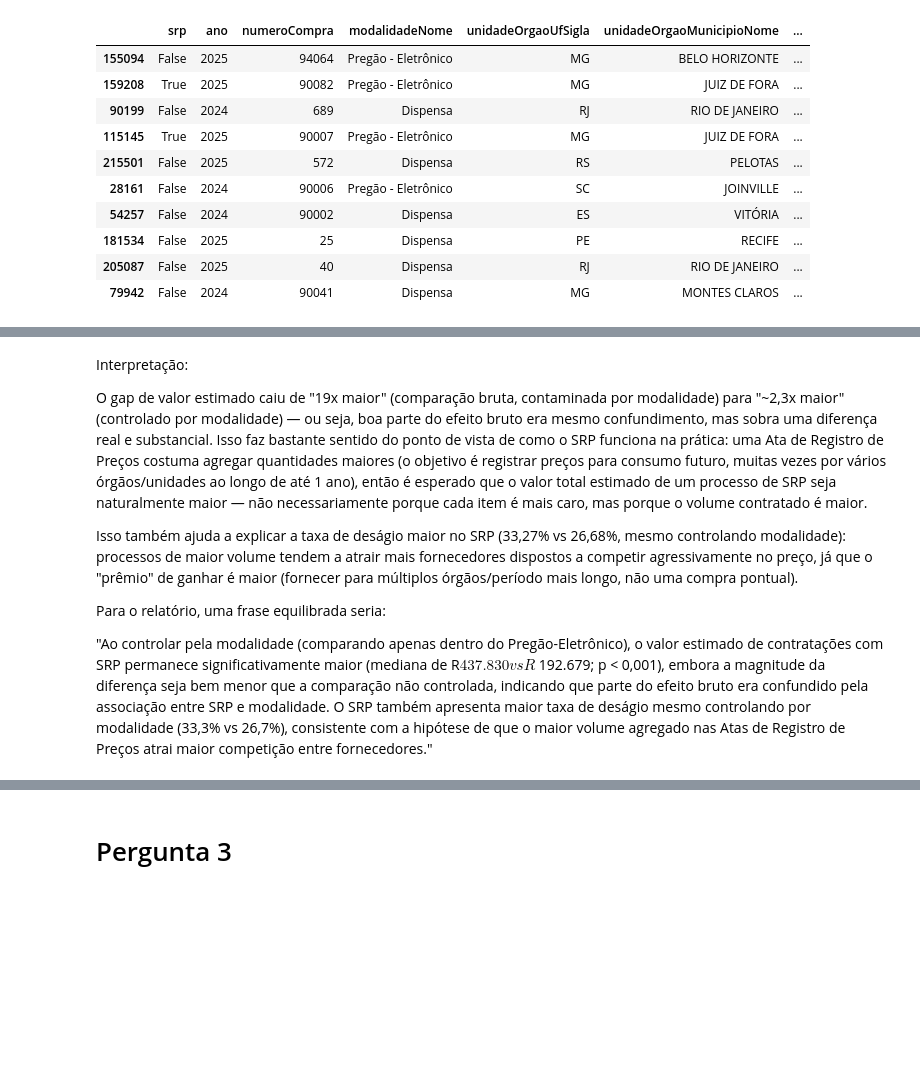
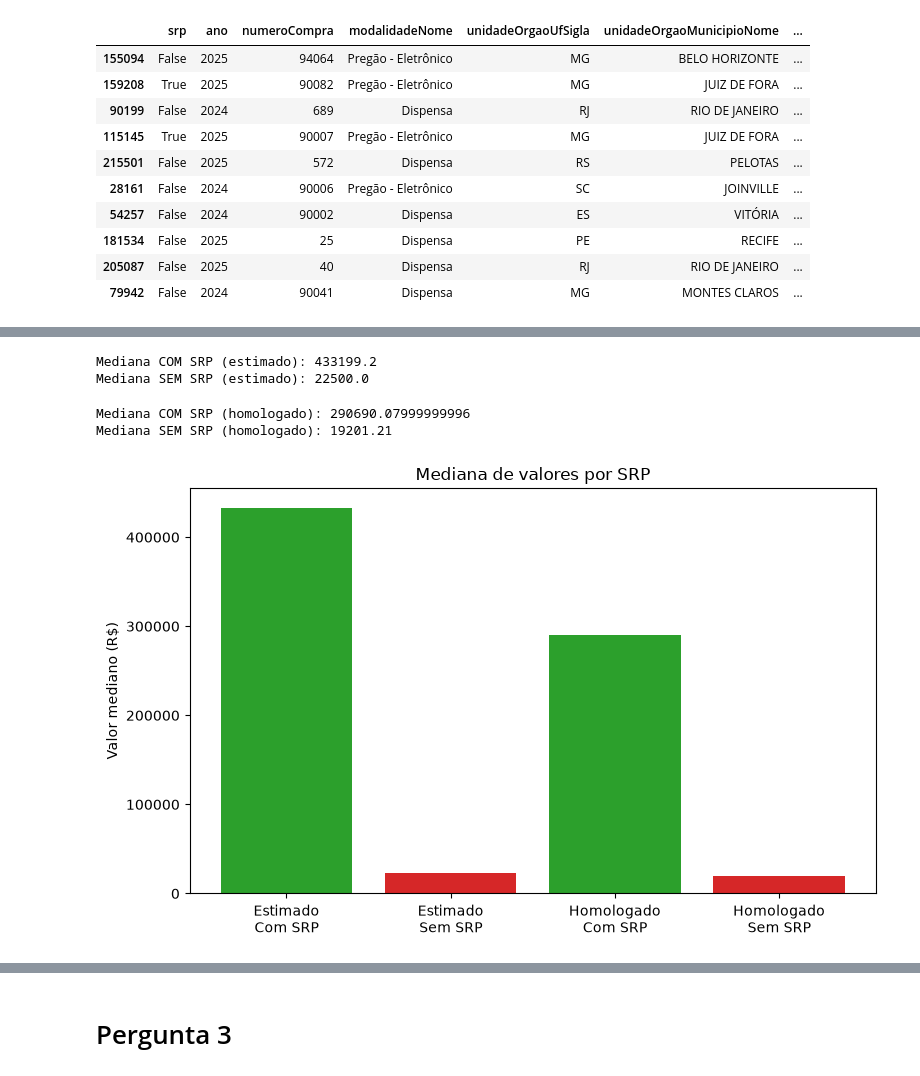
Before and after one commit to VictorLapaDev/Faculdade, a Jupyter notebook: 2-Semestre/4 Feira - Arquitetura de Dados/26.09.09/notebook.ipynb, the cells around one changed output, grey strips where cells are left out. Saved outputs shown, nothing was run; the diff lists cells and outputs as text; code cells hidden in the pictures; blank space fills up the shorter version.

```diff
--- a/2-Semestre/4 Feira - Arquitetura de Dados/26.09.09/notebook.ipynb
+++ b/2-Semestre/4 Feira - Arquitetura de Dados/26.09.09/notebook.ipynb
@@ -578,3 +531,0 @@ p-valor (diferença na taxa de homologação): 3.712e-54
-# %%
-df['taxa_desagio'] = 1 - (df['valorTotalHomologado'] / df['valorTotalEstimado'])
-print(df.groupby('srp')['taxa_desagio'].median())
@@ -622,10 +532,35 @@ plt.show()
-# %% [markdown]
-Interpretação:
-
-O gap de valor estimado caiu de "19x maior" (comparação bruta, contaminada por modalidade) para "~2,3x maior" (controlado por modalidade) — ou seja, boa parte do efeito bruto era mesmo confundimento, mas sobra uma diferença real e substancial. Isso faz bastante sentido do ponto de vista de como o SRP funciona na prática: uma Ata de Registro de Preços costuma agregar quantidades maiores (o objetivo é registrar preços para consumo futuro, muitas vezes por vários órgãos/unidades ao longo de até 1 ano), então é esperado que o valor total estimado de um processo de SRP seja naturalmente maior — não necessariamente porque cada item é mais caro, mas porque o volume contratado é maior.
-
-Isso também ajuda a explicar a taxa de deságio maior no SRP (33,27% vs 26,68%, mesmo controlando modalidade): processos de maior volume tendem a atrair mais fornecedores dispostos a competir agressivamente no preço, já que o "prêmio" de ganhar é maior (fornecer para múltiplos órgãos/período mais longo, não uma compra pontual).
-
-Para o relatório, uma frase equilibrada seria:
-
-"Ao controlar pela modalidade (comparando apenas dentro do Pregão-Eletrônico), o valor estimado de contratações com SRP permanece significativamente maior (mediana de R$ 437.830 vs R$ 192.679; p < 0,001), embora a magnitude da diferença seja bem menor que a comparação não controlada, indicando que parte do efeito bruto era confundido pela associação entre SRP e modalidade. O SRP também apresenta maior taxa de deságio mesmo controlando por modalidade (33,3% vs 26,7%), consistente com a hipótese de que o maior volume agregado nas Atas de Registro de Preços atrai maior competição entre fornecedores."
+# %%
+com_srp_est = df_nulos[df_nulos['srp'] == True]['valorTotalEstimado'].dropna()
+sem_srp_est = df_nulos[df_nulos['srp'] == False]['valorTotalEstimado'].dropna()
+
+print("Mediana COM SRP (estimado):", com_srp_est.median())
+print("Mediana SEM SRP (estimado):", sem_srp_est.median())
+# %% [output]
+Mediana COM SRP (estimado): 433199.2
+Mediana SEM SRP (estimado): 22500.0
+# %%
+com_srp_hom = df[df['srp'] == True]['valorTotalHomologado']
+sem_srp_hom = df[df['srp'] == False]['valorTotalHomologado']
+
+print("Mediana COM SRP (homologado):", com_srp_hom.median())
+print("Mediana SEM SRP (homologado):", sem_srp_hom.median())
+# %% [output]
+Mediana COM SRP (homologado): 290690.07999999996
+Mediana SEM SRP (homologado): 19201.21
+# %%
+medianas = {
+    'Estimado\nCom SRP': com_srp_est.median(),
+    'Estimado\nSem SRP': sem_srp_est.median(),
+    'Homologado\nCom SRP': com_srp_hom.median(),
+    'Homologado\nSem SRP': sem_srp_hom.median(),
+}
+
+fig, ax = plt.subplots()
+ax.bar(medianas.keys(), medianas.values(), color=['#2ca02c', '#d62728', '#2ca02c', '#d62728'])
+ax.set_ylabel('Valor mediano (R$)')
+ax.set_title('Mediana de valores por SRP')
+plt.tight_layout()
+plt.savefig('grafico2_medianas.png', dpi=150)
+plt.show()
+# %% [output]
+[figure, added]
```
Also changed, not shown: parts of 27 cells of this notebook.
